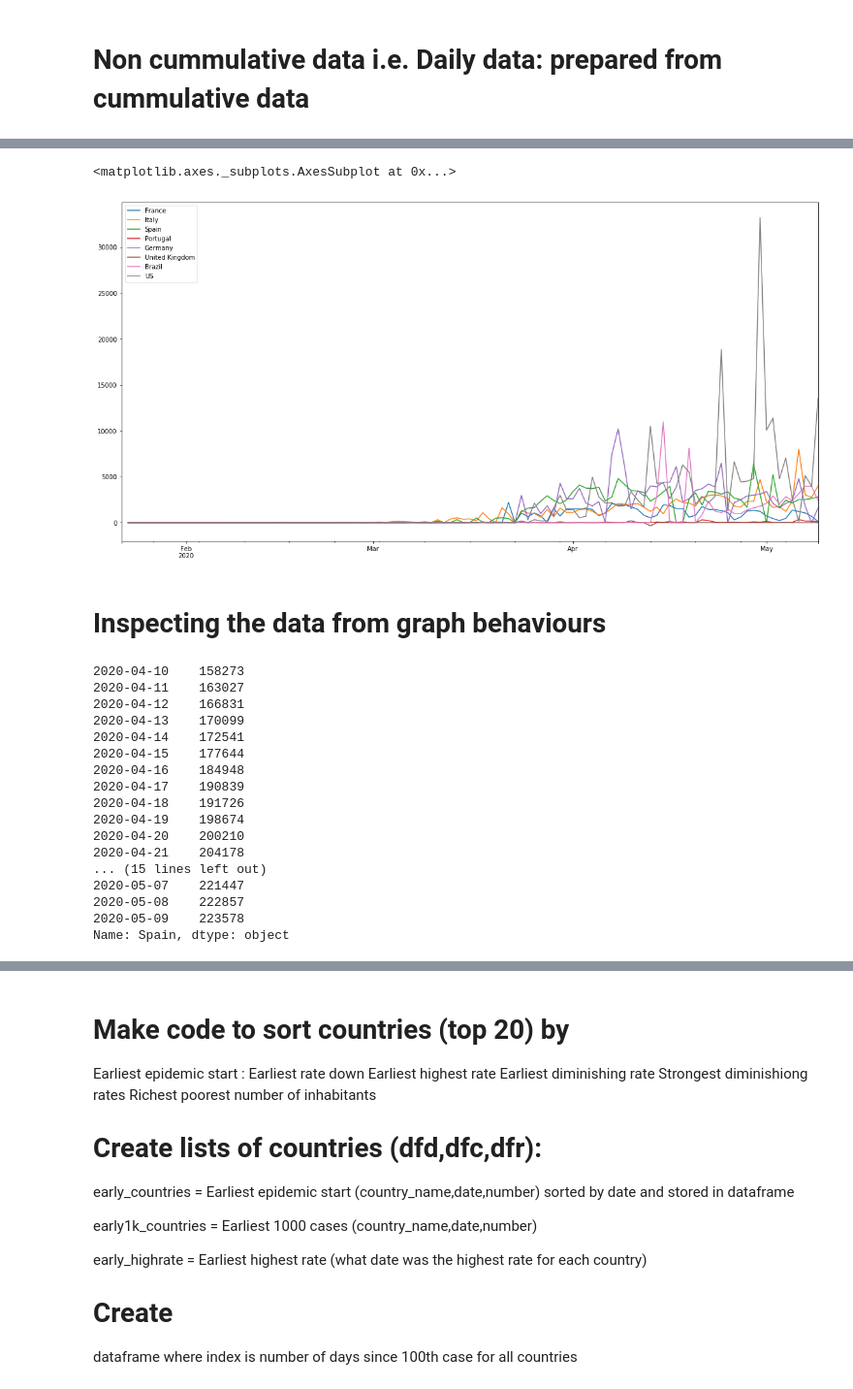
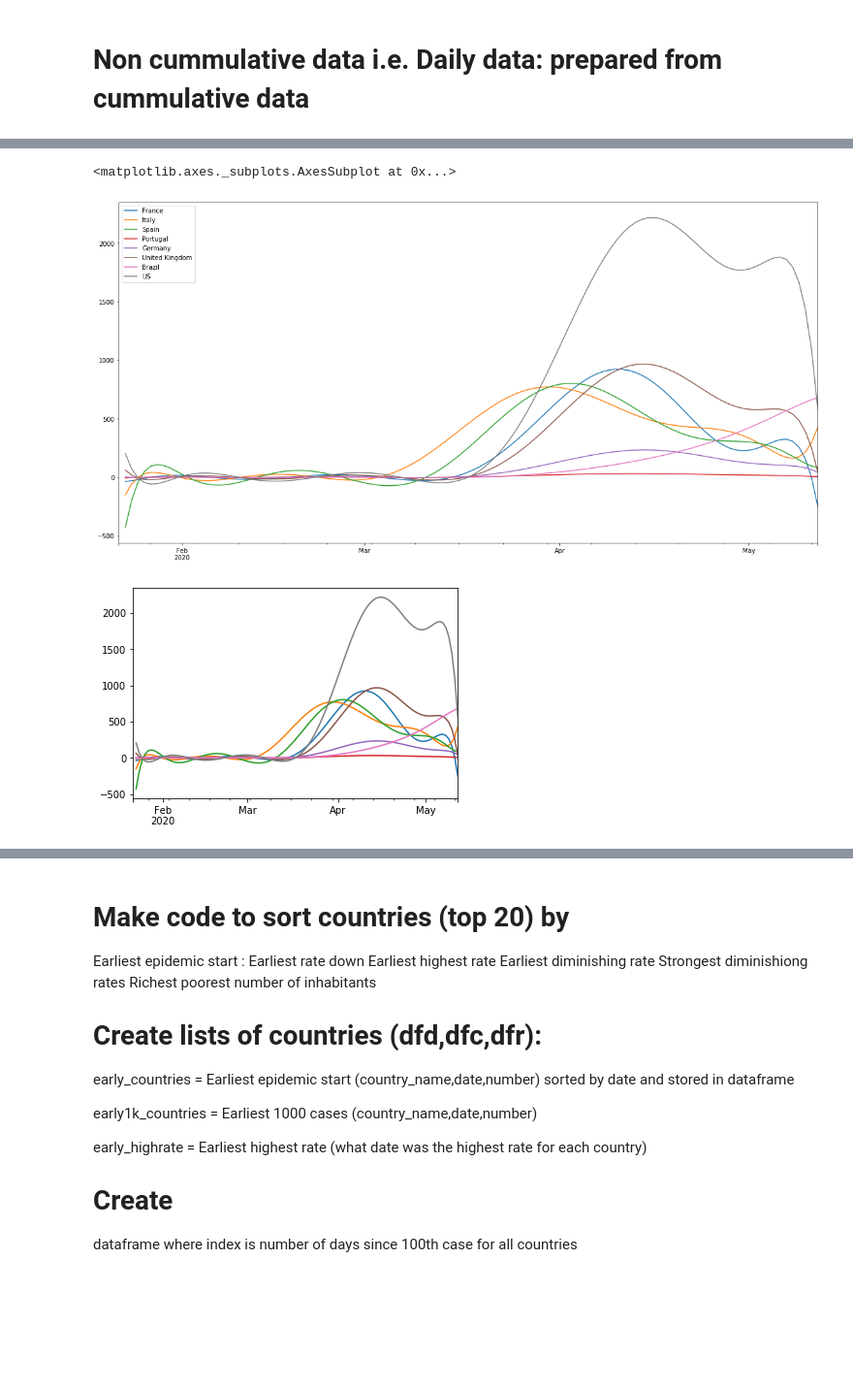
Before and after one commit to Muhibu/Spatial_Analysis_COVID-19, a Jupyter notebook: COVIDintern.ipynb, the cells around one changed output, grey strips where cells are left out. Shown: that part at 97% size. Drawn from its saved outputs; the diff is of its cells as text; code cells hidden in the pictures; blank space fills up the shorter version.

```diff
--- a/COVIDintern.ipynb
+++ b/COVIDintern.ipynb
@@ -172,19 +169,3 @@ df2
 #conf[countries].plot()
 # %% [markdown]
 # Non cummulative data i.e. Daily data: prepared from cummulative data
-# %%
-dfd_nc = dfd.diff()
-#dfd_r=DFd.pct_change(periods=5)
-dfd_nc[mcountries].plot(legend=True,figsize=(20,10) )
-
-# loop over all the columns of dfd
-for colname in colnamesD:
-    # calculate rolling average for the coluimn and store into the column of dfd_ra
-    dfd_nc[colname]= dfd_nc[colname].rolling(window=20).mean()
-
- #  print(dfd_nc)[colname].iloc[:,1]#.rolling(window=3).mean()
-dfd_nc[mcountries].plot(legend=True,figsize=(20,10) )
-dfd_nc.max()
-
-## to save the figure as jpg
-#plt.savefig("line.jpg")
@@ -214,9 +171,0 @@ dfc_nc[mcountries].plot(legend=True,figsize=(20,10) )
-# %%
-dfr_nc = dfr.diff()
-#dfr_r=dfr_nc.pct_change(periods=2)
-dfr_nc[mcountries].plot(legend=True,figsize=(20,10) )
-# %% [output]
-<matplotlib.axes._subplots.AxesSubplot at 0x...>
-[figure, removed]
-# %% [markdown]
-# Inspecting the data from graph behaviours
@@ -231,22 +172,26 @@ dfr_nc[mcountries].plot(legend=True,figsize=(20,10) )
-# %%
-#dfc_cn = dfc.diff()
-#dfc_nc['Spain'].loc[dfc.index > '2020-04-09']
-dfc['Spain'].loc[dfc.index > '2020-04-09']
-# %% [output]
-2020-04-10    158273
-2020-04-11    163027
-2020-04-12    166831
-2020-04-13    170099
-2020-04-14    172541
-2020-04-15    177644
-2020-04-16    184948
-2020-04-17    190839
-2020-04-18    191726
-2020-04-19    198674
-2020-04-20    200210
-2020-04-21    204178
-... (15 lines left out)
-2020-05-07    221447
-2020-05-08    222857
-2020-05-09    223578
-Name: Spain, dtype: object
+# %%
+#Create daily data
+dfd_nc = dfd.diff()
+dfd_nc[mcountries].plot(legend=True,figsize=(20,10))
+
+# Fitting data with Legendre Polynom
+dfd_f=dfd
+x = np.array(range(0,len(dfd.index)))
+
+## loop over all the columns of dfd
+for colname in dfd_f.columns:
+    y = np.array(list(dfd[colname]))
+    p = L.fit(x, y, 10)
+    xx, yy = p.linspace(len(x))
+    dfd_f[colname]=yy
+
+#Small window plot
+dfd_nc=dfd.diff()
+dfd_nc[mcountries].plot(legend=False)
+
+## to save the figure as jpg
+#plt.savefig("line.jpg")
+# %% [output]
+<matplotlib.axes._subplots.AxesSubplot at 0x...>
+[figure, added]
+[figure, added]
```
Also changed, not shown: parts of 17 cells of this notebook.
